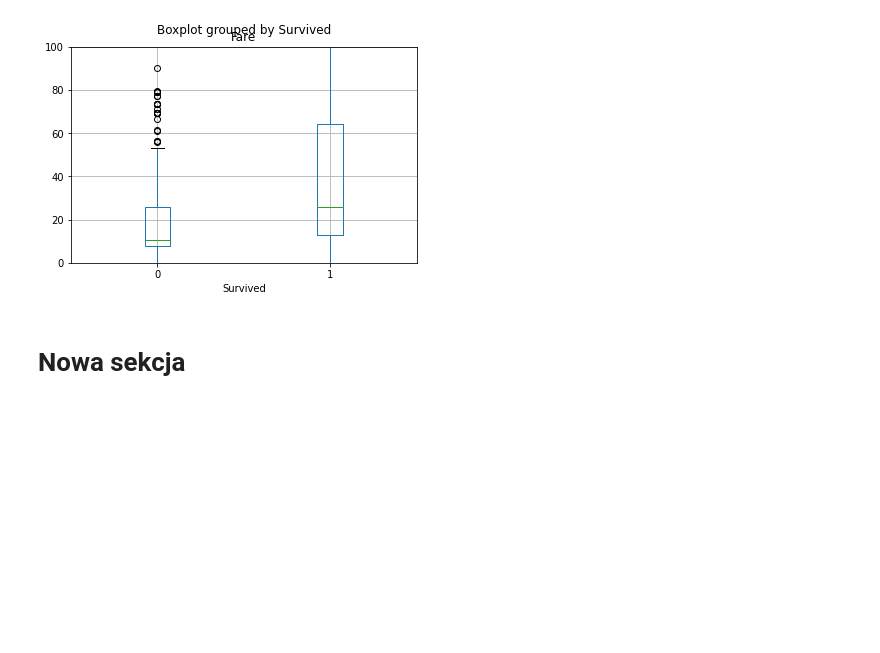
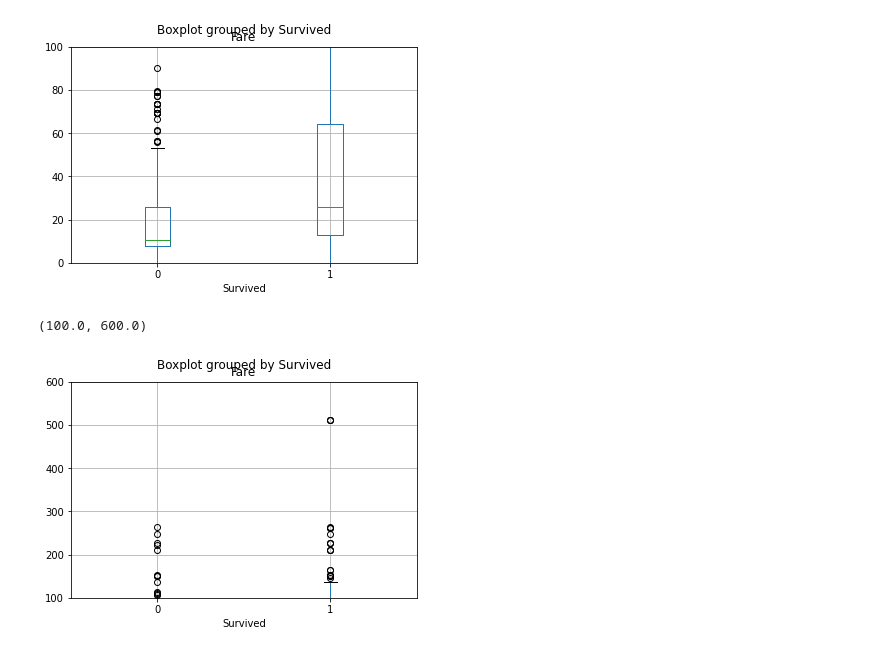
Before and after one commit to damianlukawski/Data-analysis-101, a Jupyter notebook: Analysing_titanic_dataset.ipynb, the cells around one changed output. Cells and saved outputs as stored; diff of their text form; code cells hidden in the pictures; blank space fills up the shorter version.

```diff
--- a/Analysing_titanic_dataset.ipynb
+++ b/Analysing_titanic_dataset.ipynb
@@ -107,2 +134,6 @@ import matplotlib.pyplot as plt
-# %% [markdown]
-# Nowa sekcja
+# %%
+dftrain.boxplot(column='Fare', by='Survived')
+plt.ylim((100,600))
+# %% [output]
+(100.0, 600.0)
+[figure, added]
```
Also changed, not shown: parts of 33 cells of this notebook.
